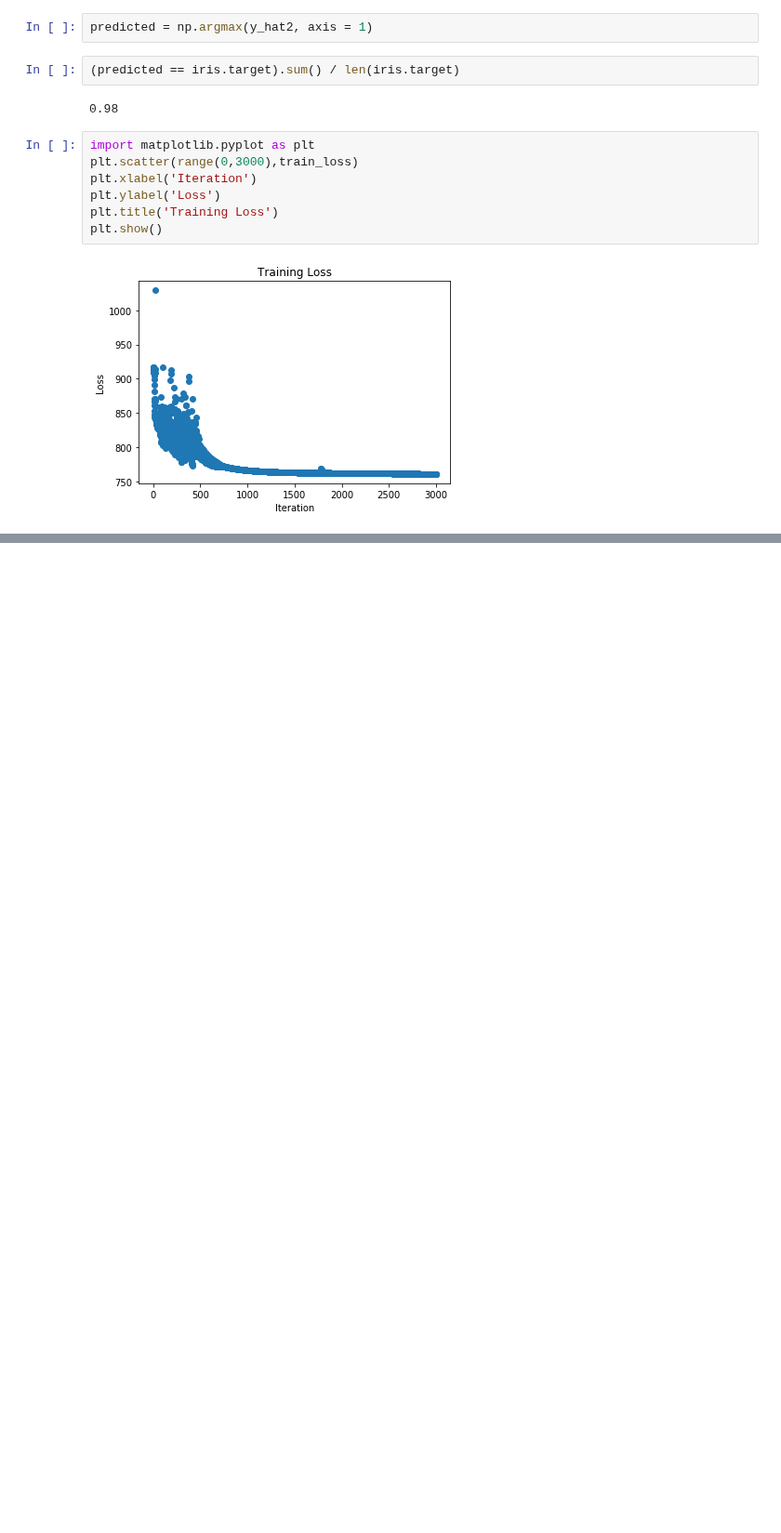
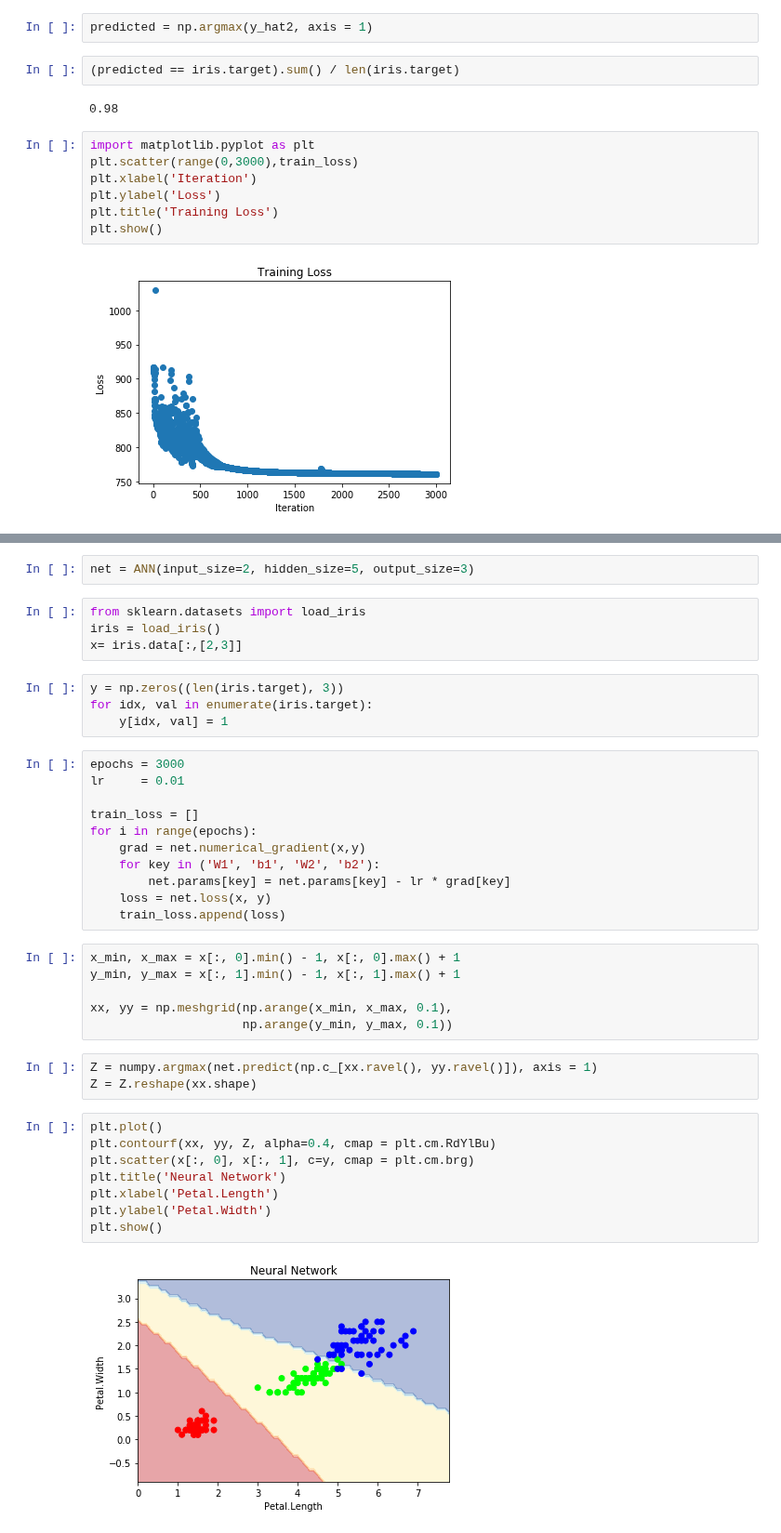
Before and after one commit to ywchiu/tibamedl, a Jupyter notebook: Demo20200314.ipynb, the cells around one changed output, grey strips where cells are left out. Shown at 93% size. Drawn from its saved outputs; the diff is of its cells as text; blank space fills up the shorter version.

```diff
--- a/Demo20200314.ipynb
+++ b/Demo20200314.ipynb
@@ -950,0 +988,40 @@ plt.show()
+# %%
+net = ANN(input_size=2, hidden_size=5, output_size=3)
+# %%
+from sklearn.datasets import load_iris
+iris = load_iris()
+x= iris.data[:,[2,3]]
+# %%
+y = np.zeros((len(iris.target), 3))
+for idx, val in enumerate(iris.target):
+    y[idx, val] = 1
+# %%
+epochs = 3000
+lr     = 0.01
+
+train_loss = []
+for i in range(epochs):
+    grad = net.numerical_gradient(x,y)
+    for key in ('W1', 'b1', 'W2', 'b2'):
+        net.params[key] = net.params[key] - lr * grad[key]
+    loss = net.loss(x, y)
+    train_loss.append(loss)
+# %%
+x_min, x_max = x[:, 0].min() - 1, x[:, 0].max() + 1
+y_min, y_max = x[:, 1].min() - 1, x[:, 1].max() + 1
+
+xx, yy = np.meshgrid(np.arange(x_min, x_max, 0.1),
+                     np.arange(y_min, y_max, 0.1))
+# %%
+Z = numpy.argmax(net.predict(np.c_[xx.ravel(), yy.ravel()]), axis = 1)
+Z = Z.reshape(xx.shape)
+# %%
+plt.plot()
+plt.contourf(xx, yy, Z, alpha=0.4, cmap = plt.cm.RdYlBu)
+plt.scatter(x[:, 0], x[:, 1], c=y, cmap = plt.cm.brg)
+plt.title('Neural Network')
+plt.xlabel('Petal.Length')
+plt.ylabel('Petal.Width')
+plt.show()
+# %% [output]
+[figure, added]
```
Also changed, not shown: parts of 42 cells of this notebook.
